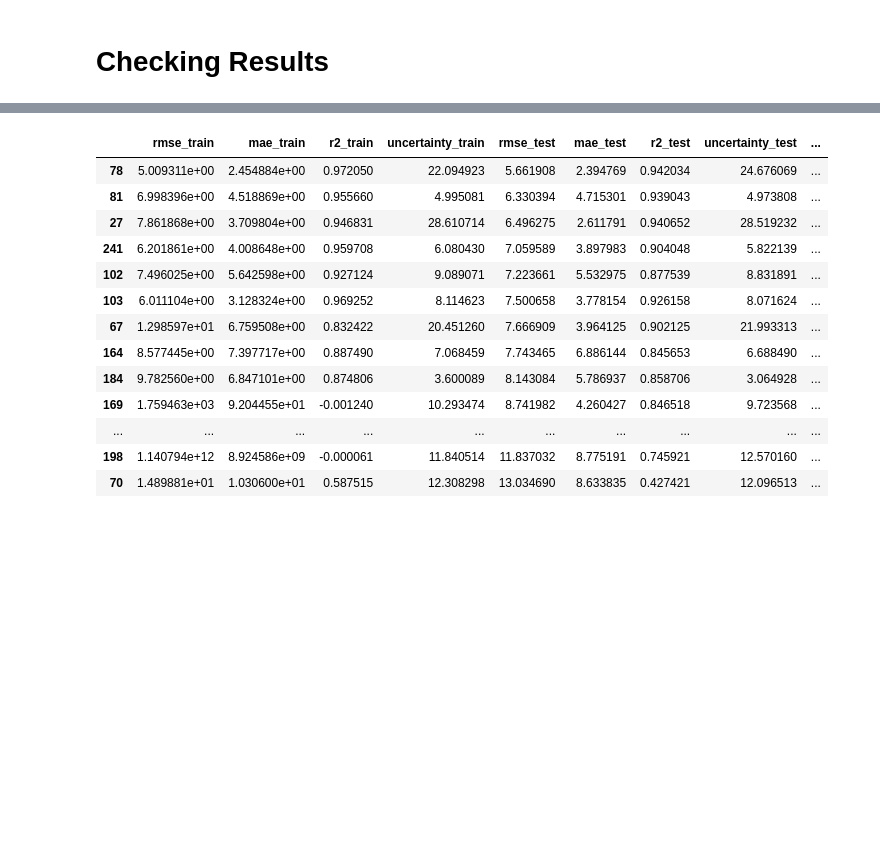
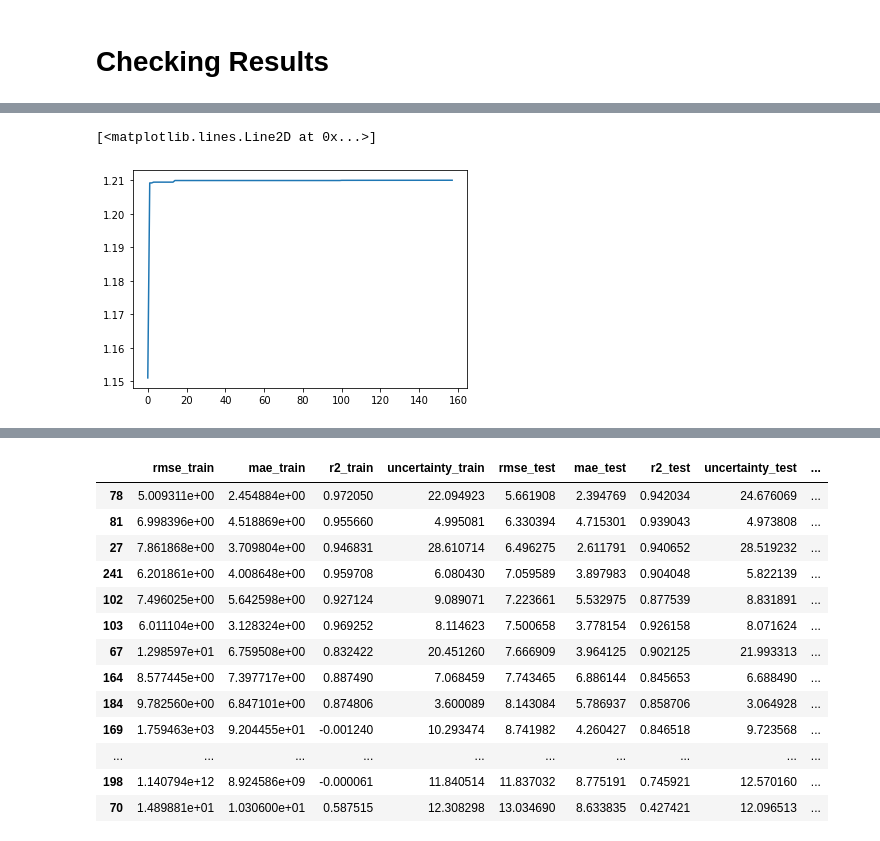
Before and after one commit to MariosKef/RULe, a Jupyter notebook: test_SO_dataset1.ipynb, the cells around one changed output, grey strips where cells are left out. Drawn from its saved outputs; the diff is of its cells as text; code cells hidden in the pictures; blank space fills up the shorter version.

```diff
--- a/test_SO_dataset1.ipynb
+++ b/test_SO_dataset1.ipynb
@@ -24,0 +25,15 @@ configs.shape
+# %%
+scaler = MinMaxScaler()
+norm_cfgs = scaler.fit_transform(configs[['rmse_test', 'uncertainty_test']])
+# %%
+hyper_volume =[]
+for i in range(norm_cfgs.shape[0]):
+    hv = pg.hypervolume(norm_cfgs[:i+1])
+    hyper_volume.append(hv.compute(ref_point=[1.1,1.1]))
+
+hyper_volume = np.array(hyper_volume)
+# %%
+plt.plot(np.arange(hyper_volume.shape[0]), hyper_volume)
+# %% [output]
+[<matplotlib.lines.Line2D at 0x...>]
+[figure, added]
```
Also changed, not shown: parts of 14 cells of this notebook, 1 other file.
